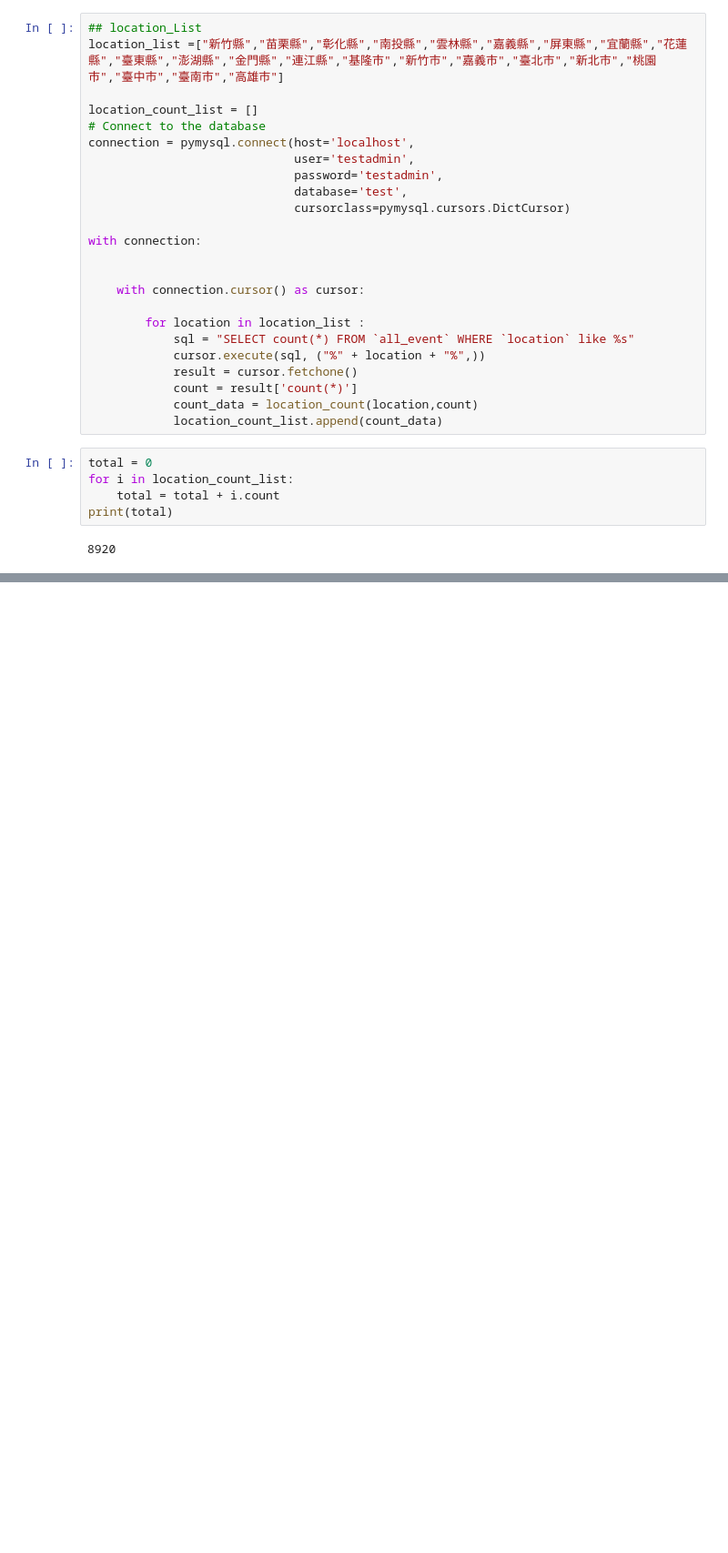
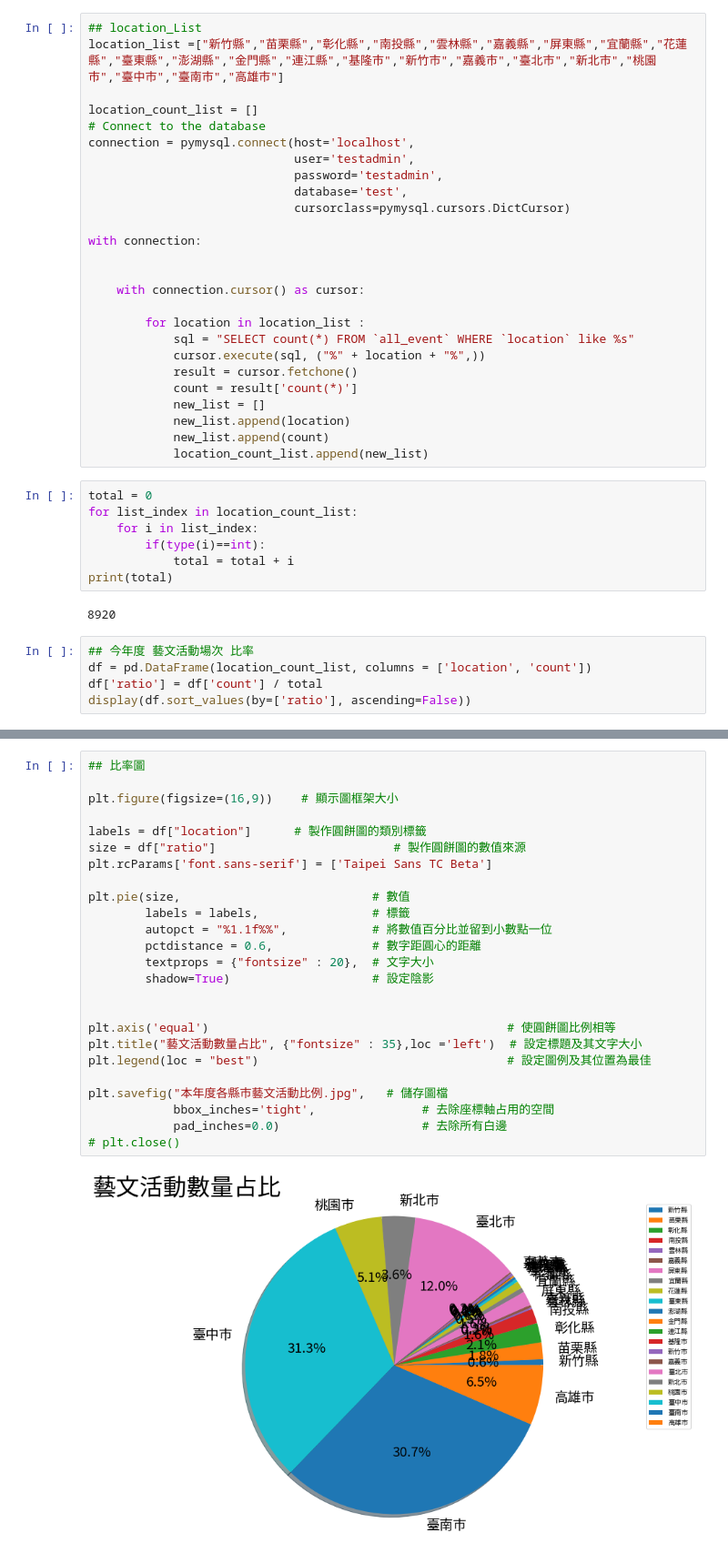
Before and after one commit to j551234/art_activity_analysis, a Jupyter notebook: count_by_location.ipynb, the cells around one changed output, grey strips where cells are left out. Shown at 91% size. Saved outputs shown, nothing was run; the diff lists cells and outputs as text; blank space fills up the shorter version.

Commit message:
show each location activity count and ratio

```diff
--- a/count_by_location.ipynb
+++ b/count_by_location.ipynb
@@ -27,12 +24,21 @@ with connection:
             cursor.execute(sql, ("%" + location + "%",))
             result = cursor.fetchone()
             count = result['count(*)']
-            count_data = location_count(location,count)
-            location_count_list.append(count_data)
+            new_list = []
+            new_list.append(location)
+            new_list.append(count)
+            location_count_list.append(new_list)
 # %%
 total = 0
-for i in location_count_list:
-    total = total + i.count
+for list_index in location_count_list:
+    for i in list_index:
+        if(type(i)==int):
+            total = total + i
 print(total)
 # %% [output]
 8920
+# %%
+## 今年度 藝文活動場次 比率
+df = pd.DataFrame(location_count_list, columns = ['location', 'count'])
+df['ratio'] = df['count'] / total
+display(df.sort_values(by=['ratio'], ascending=False))
@@ -38,0 +63,27 @@ print(total)
+# %%
+## 比率圖
+
+plt.figure(figsize=(16,9))    # 顯示圖框架大小
+
+labels = df["location"]      # 製作圓餅圖的類別標籤
+size = df["ratio"]                         # 製作圓餅圖的數值來源
+plt.rcParams['font.sans-serif'] = ['Taipei Sans TC Beta']
+
+plt.pie(size,                           # 數值
+        labels = labels,                # 標籤
+        autopct = "%1.1f%%",            # 將數值百分比並留到小數點一位
+        pctdistance = 0.6,              # 數字距圓心的距離
+        textprops = {"fontsize" : 20},  # 文字大小
+        shadow=True)                    # 設定陰影
+
+
+plt.axis('equal')                                          # 使圓餅圖比例相等
+plt.title("藝文活動數量占比", {"fontsize" : 35},loc ='left')  # 設定標題及其文字大小
+plt.legend(loc = "best")                                   # 設定圖例及其位置為最佳
+
+plt.savefig("本年度各縣市藝文活動比例.jpg",   # 儲存圖檔
+            bbox_inches='tight',               # 去除座標軸占用的空間
+            pad_inches=0.0)                    # 去除所有白邊
+# plt.close()
+# %% [output]
+[figure, added]
```
Also changed, not shown: parts of 4 cells of this notebook.
